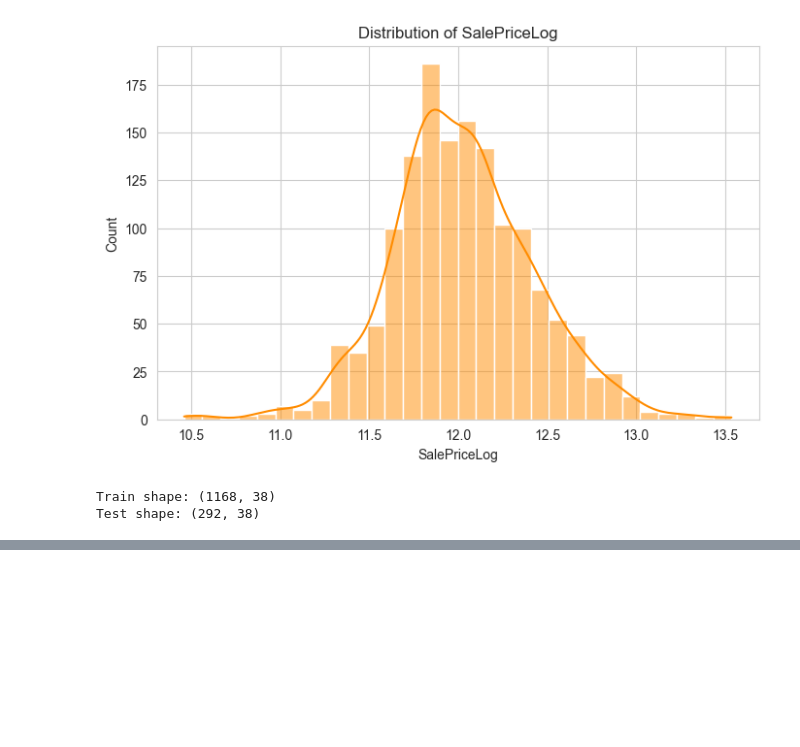
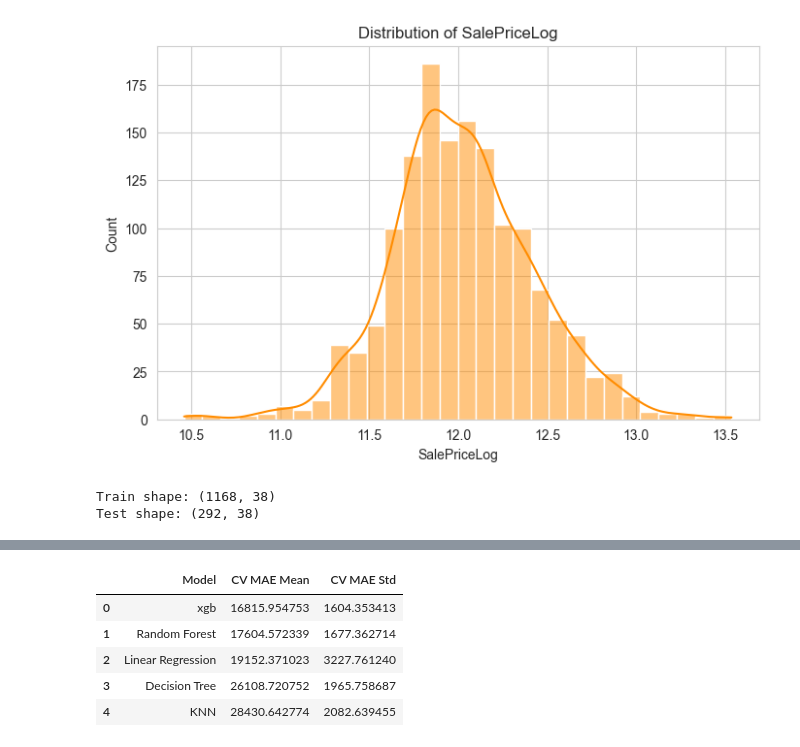
Before and after one commit to nakulbatra6-stack/Month3, a Jupyter notebook: HousePricePredictionModel.ipynb, the cells around one changed output, grey strips where cells are left out. Cells and saved outputs as stored; diff of their text form; code cells hidden in the pictures; blank space fills up the shorter version.

```diff
--- a/HousePricePredictionModel.ipynb
+++ b/HousePricePredictionModel.ipynb
@@ -206,35 +221,42 @@ comparison_df
 # 8. CROSS VALIDATION
 # =========================
 # 5-fold cross-validation using TransformedTargetRegressor so log transform is used properly.
-cv = KFold(n_splits=5, shuffle=True, random_state=42)
+cv = KFold(n_splits=6, shuffle=True, random_state=42)
 cv_rows = []
 
 for model_name, model in models.items():
     reg = TransformedTargetRegressor(
         regressor=model,
         func=np.log1p,
         inverse_func=np.expm1
     )
 
     # MAE is computed on original SalePrice scale
     cv_scores = cross_val_score(
         reg,
         X,
         y_actual,
         cv=cv,
         scoring='neg_mean_absolute_error',
         n_jobs=-1
     )
 
     cv_mae = -cv_scores
     cv_rows.append({
         'Model': model_name,
         'CV MAE Mean': cv_mae.mean(),
         'CV MAE Std': cv_mae.std()
     })
 
 cv_results_df = pd.DataFrame(cv_rows).sort_values(by='CV MAE Mean').reset_index(drop=True)
 cv_results_df
+# %% [output]
+|  | Model | CV MAE Mean | CV MAE Std |
+| 0 | xgb | 16815.954753 | 1604.353413 |
+| 1 | Random Forest | 17604.572339 | 1677.362714 |
+| 2 | Linear Regression | 19152.371023 | 3227.761240 |
+| 3 | Decision Tree | 26108.720752 | 1965.758687 |
+| 4 | KNN | 28430.642774 | 2082.639455 |
 # %%
 # =========================
 # 9. RESULTS & INSIGHTS
```
Also changed, not shown: parts of 10 cells of this notebook.
